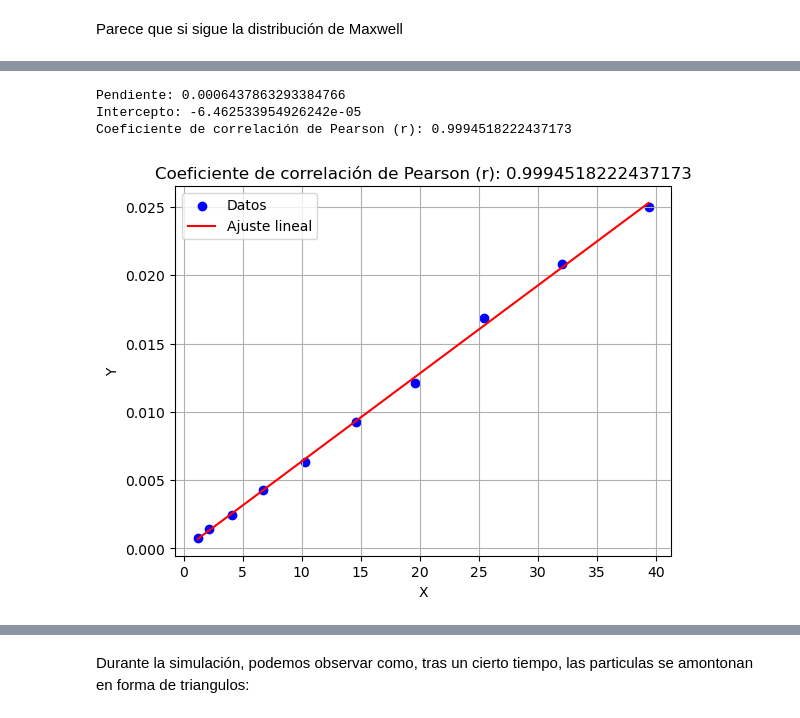
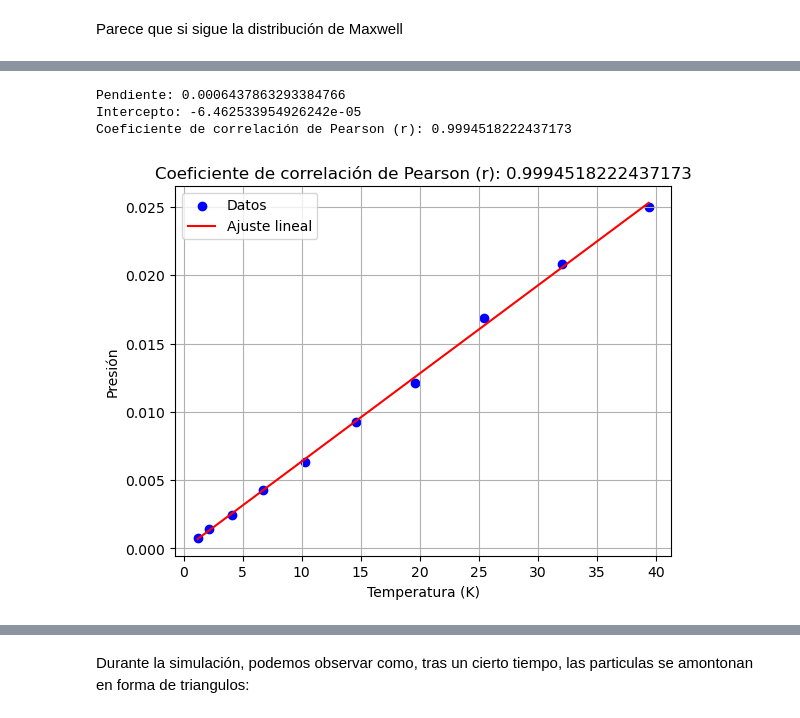
Before and after one commit to teresa-p-l/Fisica_Computacional, a Jupyter notebook: Voluntario_Lenard_Jones/Voluntario_Lennard_Jones_Teresa_Puyol_Lopez.ipynb, the cells around one changed output, grey strips where cells are left out. Saved outputs shown, nothing was run; the diff lists cells and outputs as text; code cells hidden in the pictures.

```diff
--- a/Voluntario_Lenard_Jones/Voluntario_Lennard_Jones_Teresa_Puyol_Lopez.ipynb
+++ b/Voluntario_Lenard_Jones/Voluntario_Lennard_Jones_Teresa_Puyol_Lopez.ipynb
@@ -182,33 +199,33 @@ Ahora medimos la ecuación de estado con la presión y vemos la dependencia line
 # %%
 from scipy.stats import linregress
 
 nombre_archivo = 'C:/Users/Teresa/Desktop/COMPU/Fisica_Computacional/Voluntario_Lenard_Jones/apartado_3/momentos.txt'
 
 # Leer el archivo y cargar las columnas
 datos = np.loadtxt(nombre_archivo, skiprows=1)  # Cambia el delimitador si es necesario
 x = datos[:, 1]  # Primera columna
 y = datos[:, 2]  # Segunda columna
 
 # Realizar el ajuste lineal
 pendiente, intercepto, r_value, p_value, std_err = linregress(x, y)
 
     # Mostrar resultados
 print(f"Pendiente: {pendiente}")
 print(f"Intercepto: {intercepto}")
 print(f"Coeficiente de correlación de Pearson (r): {r_value}")
 
     # Graficar los datos y la línea ajustada
 plt.scatter(x, y, label='Datos', color='blue')
 plt.plot(x, pendiente * x + intercepto, color='red', label='Ajuste lineal')
-plt.xlabel('X')
-plt.ylabel('Y')
+plt.xlabel('Temperatura (K)')
+plt.ylabel('Presión')
 plt.title(f"Coeficiente de correlación de Pearson (r): {r_value}")
 plt.legend()
 plt.grid()
 plt.show()
 # %% [output]
 Pendiente: 0.0006437863293384766
 Intercepto: -6.462533954926242e-05
 Coeficiente de correlación de Pearson (r): 0.9994518222437173
-[figure, old version]
+[figure, new version]
 # %% [markdown]
```
Also changed, not shown: parts of 13 cells of this notebook, 2 other files.
